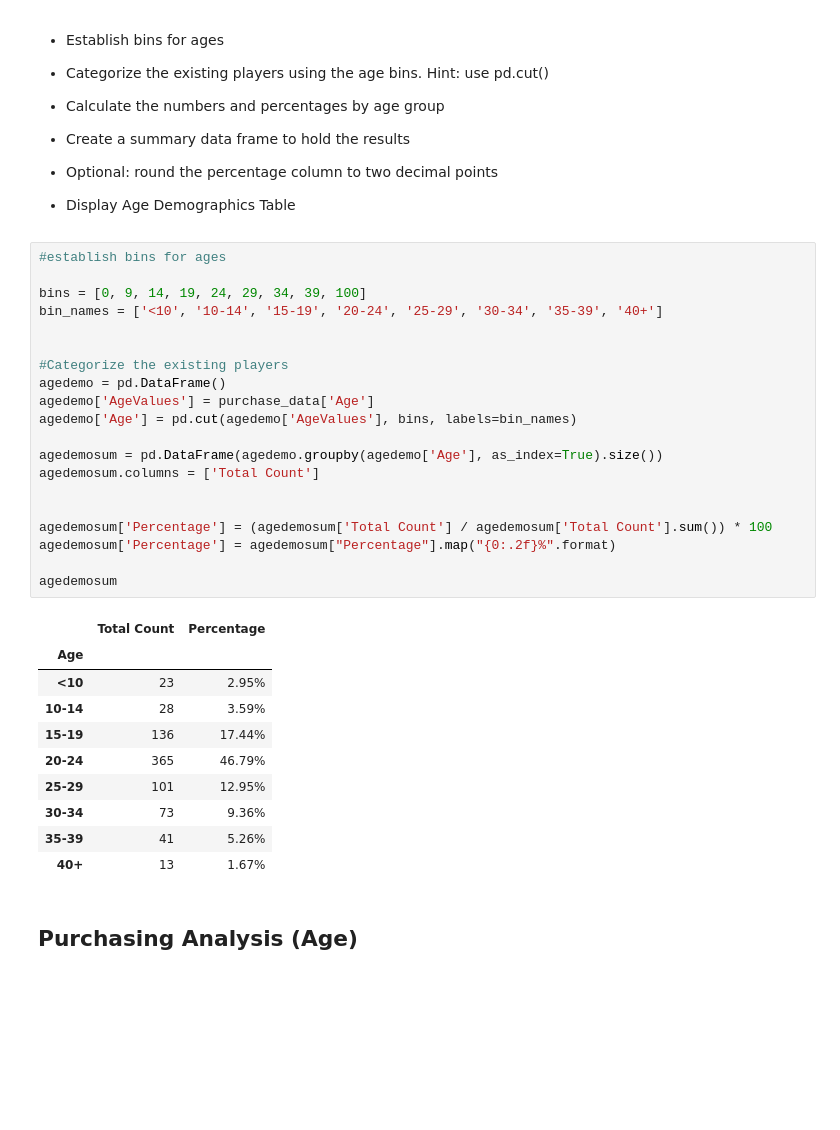
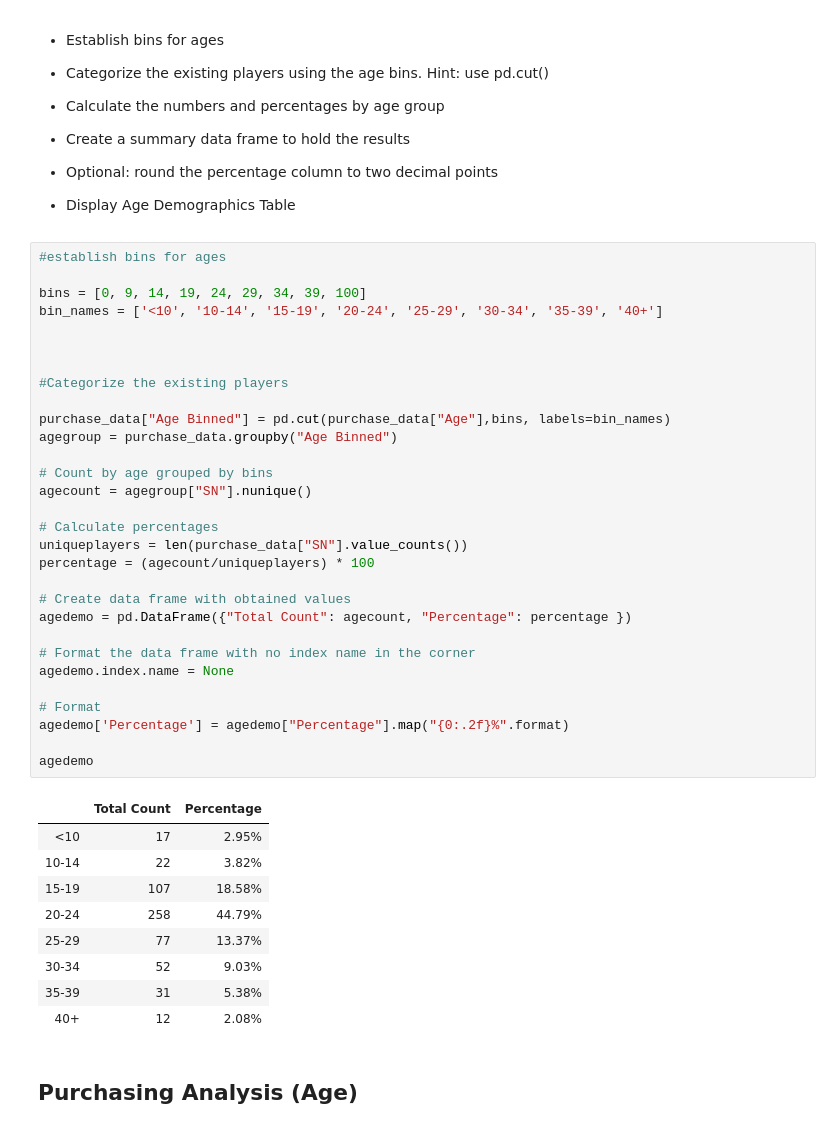
Before and after one commit to AtillaToy/pandas-challenge, a Jupyter notebook: HeroesOfPymoli_starter.ipynb, the cells around one changed output. Drawn from its saved outputs; the diff is of its cells as text; blank space fills up the shorter version.

```diff
--- a/HeroesOfPymoli_starter.ipynb
+++ b/HeroesOfPymoli_starter.ipynb
@@ -140,34 +140,43 @@ GenderPurchaseAnalysis
 # %%
 #establish bins for ages
 
 bins = [0, 9, 14, 19, 24, 29, 34, 39, 100]
 bin_names = ['<10', '10-14', '15-19', '20-24', '25-29', '30-34', '35-39', '40+']
 
 
+
 #Categorize the existing players
-agedemo = pd.DataFrame()
-agedemo['AgeValues'] = purchase_data['Age']
-agedemo['Age'] = pd.cut(agedemo['AgeValues'], bins, labels=bin_names)
 
-agedemosum = pd.DataFrame(agedemo.groupby(agedemo['Age'], as_index=True).size())
-agedemosum.columns = ['Total Count']
+purchase_data["Age Binned"] = pd.cut(purchase_data["Age"],bins, labels=bin_names)
+agegroup = purchase_data.groupby("Age Binned")
 
+# Count by age grouped by bins
+agecount = agegroup["SN"].nunique()
 
-agedemosum['Percentage'] = (agedemosum['Total Count'] / agedemosum['Total Count'].sum()) * 100
-agedemosum['Percentage'] = agedemosum["Percentage"].map("{0:.2f}%".format)
+# Calculate percentages
+uniqueplayers = len(purchase_data["SN"].value_counts())
+percentage = (agecount/uniqueplayers) * 100
 
-agedemosum
+# Create data frame with obtained values
+agedemo = pd.DataFrame({"Total Count": agecount, "Percentage": percentage })
+
+# Format the data frame with no index name in the corner
+agedemo.index.name = None
+
+# Format
+agedemo['Percentage'] = agedemo["Percentage"].map("{0:.2f}%".format)
+
+agedemo
 # %% [output]
 |  | Total Count | Percentage |
-| Age |  |  |
-| <10 | 23 | 2.95% |
-| 10-14 | 28 | 3.59% |
-| 15-19 | 136 | 17.44% |
-| 20-24 | 365 | 46.79% |
-| 25-29 | 101 | 12.95% |
-| 30-34 | 73 | 9.36% |
-| 35-39 | 41 | 5.26% |
-| 40+ | 13 | 1.67% |
+| <10 | 17 | 2.95% |
+| 10-14 | 22 | 3.82% |
+| 15-19 | 107 | 18.58% |
+| 20-24 | 258 | 44.79% |
+| 25-29 | 77 | 13.37% |
+| 30-34 | 52 | 9.03% |
+| 35-39 | 31 | 5.38% |
+| 40+ | 12 | 2.08% |
 # %% [markdown]
 ## Purchasing Analysis (Age)
 # %% [markdown]
```
Also changed, not shown: parts of 6 cells of this notebook.
